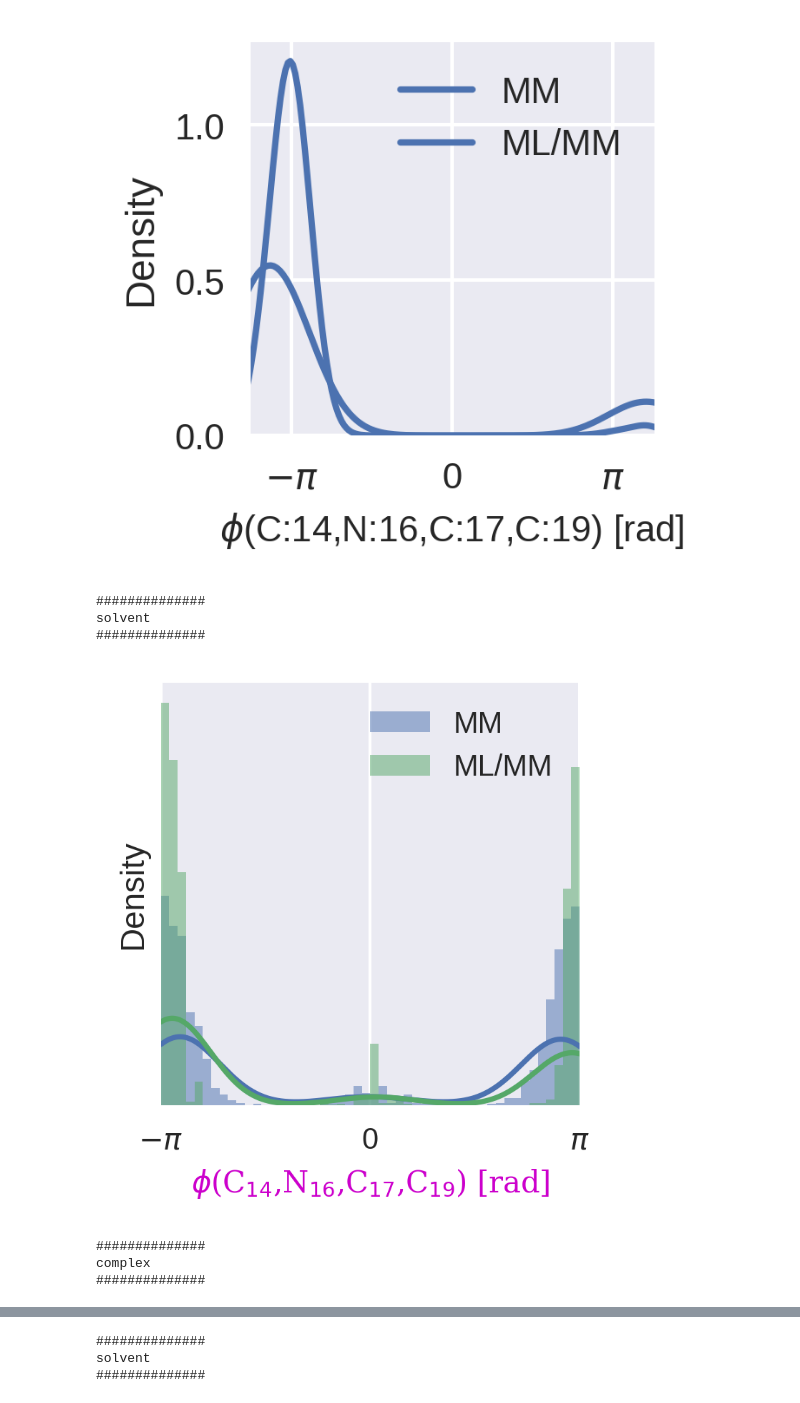
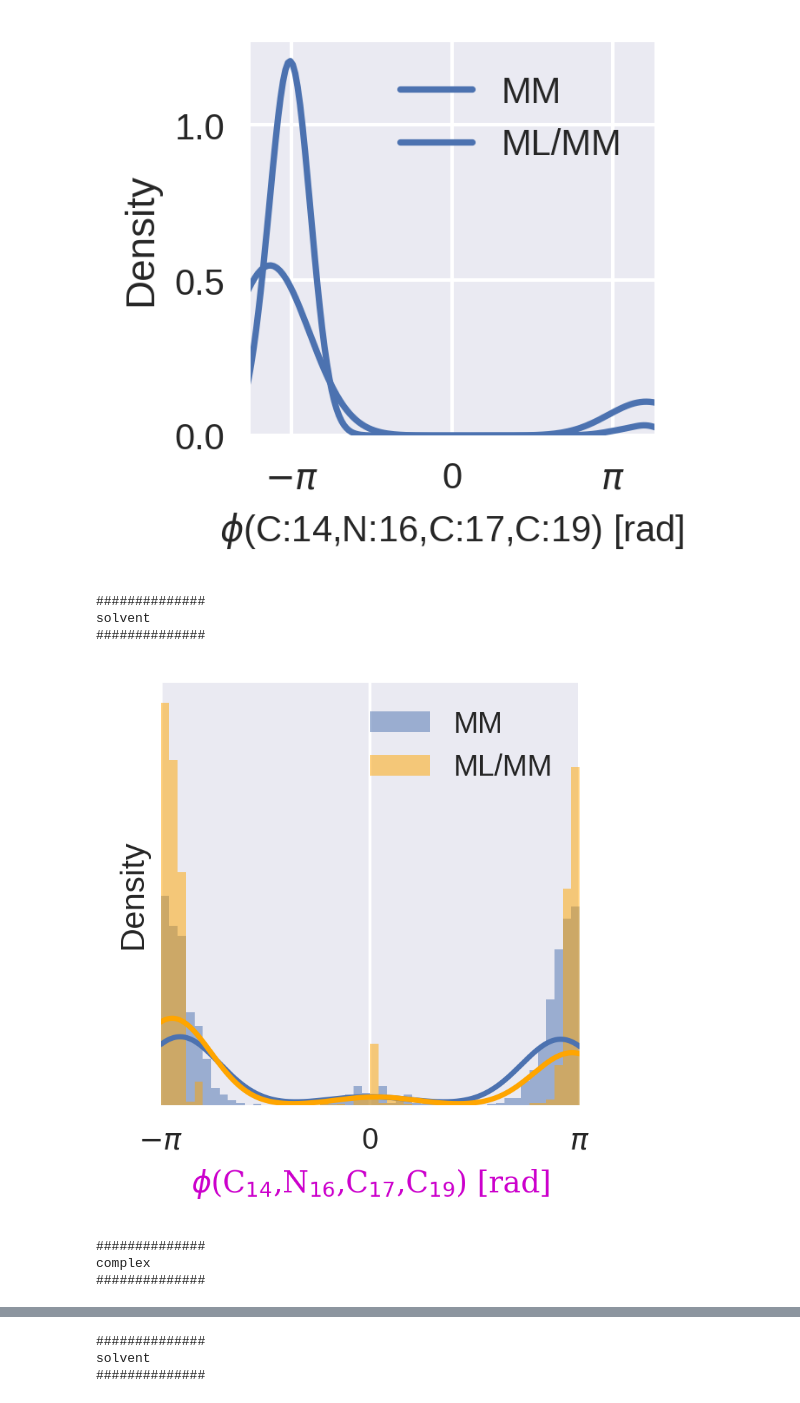
Before and after one commit to choderalab/nn-endstates, a Jupyter notebook: dihedrals_plot_seaborn0.11.ipynb, the cells around one changed output, grey strips where cells are left out. Saved outputs shown, nothing was run; the diff lists cells and outputs as text; code cells hidden in the pictures.

```diff
--- a/dihedrals_plot_seaborn0.11.ipynb
+++ b/dihedrals_plot_seaborn0.11.ipynb
@@ -173,34 +173,36 @@ for name, traj_mm, traj_qml, weights in [('solvent', traj_solvent_mm, traj_solve
     color=next(ax._get_lines.prop_cycler)['color']
     plt.hist(dihedrals_mm, density=True, bins=50, label='MM', alpha=0.5, color=color)
     kde = stats.gaussian_kde(dihedrals_mm, bw_method=0.2)
     xx = np.linspace(-np.pi, np.pi, 1000)
     plt.plot(xx, kde(xx), c=color)
 
     color=next(ax._get_lines.prop_cycler)['color']
+    color='orange'
+
     plt.hist(dihedrals_qml, density=True, weights=weights, bins=50, label='ML/MM', alpha=0.5, color=color)
     kde = stats.gaussian_kde(dihedrals_qml, weights=weights , bw_method=0.2)
     xx = np.linspace(-np.pi, np.pi, 1000)
     plt.plot(xx, kde(xx), c=color)
 
     #sns.distplot(dihedrals_mm, bins=30, label='MM', norm_hist=True)
     #sns.distplot(dihedrals_qml, bins=30, label='ML/MM', hist_kws={'weights': weights}, kde_kws={'weights': weights},norm_hist=True)
     plt.legend(prop={'size': 10})
     plt.xlim(-np.pi, np.pi)
     ax.xaxis.set_major_formatter(plt.FuncFormatter(format_func))
     ticks_ = np.multiply([-1.0, 0, 1.0], np.pi)
     ax.set(xticks=ticks_)
     plt.ylabel('Density')
     ax.axes.get_yaxis().set_ticks([])
     plt.tight_layout()
     #plt.gca().set_aspect('equal', adjustable='box')
     plt.xlabel('$\phi$(C$_{14}$,N$_{16}$,C$_{17}$,C$_{19}$) [rad]', fontsize=10, fontdict=font)
     plt.show()
     plt.close()
 # %% [output]
 ##############
 solvent
 ##############
-[figure, old version]
+[figure, new version]
 ##############
 complex
 ##############
```
Also changed, not shown: parts of 2 cells of this notebook.
